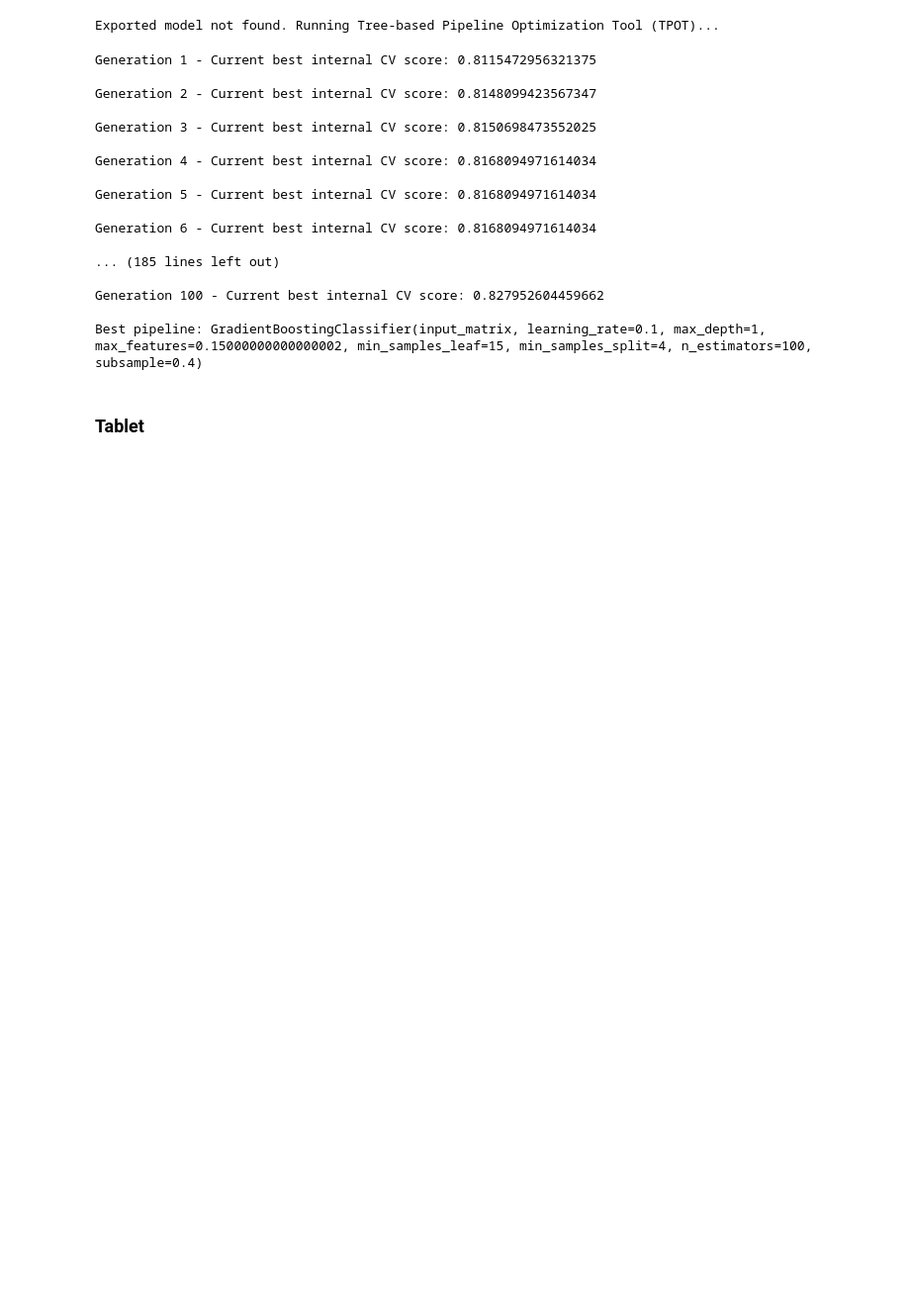
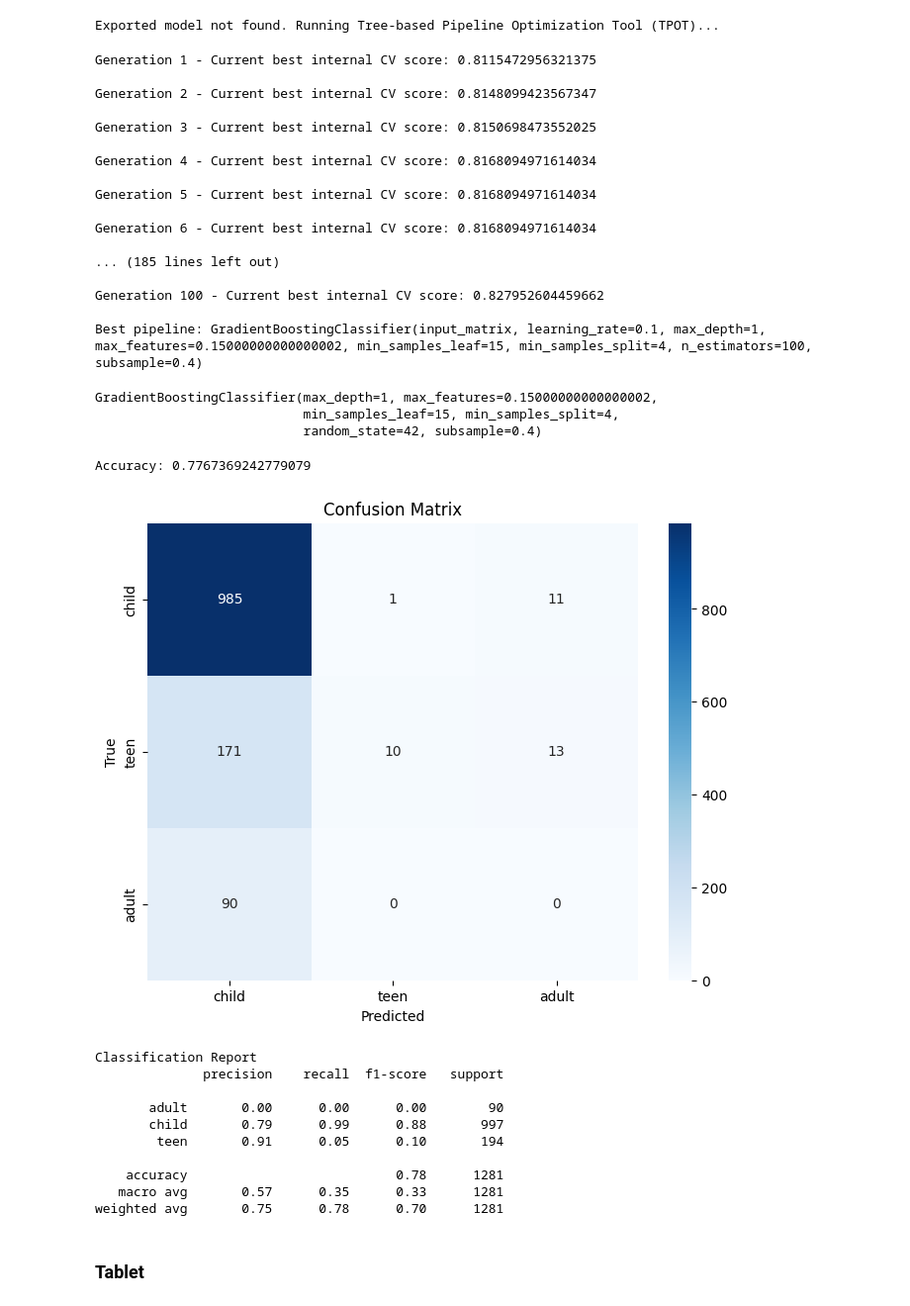
Before and after one commit to tbirms/ChildSafetyProject, a Jupyter notebook: Notebooks/age-group-classification-parallel-fusion.ipynb, the cells around one changed output. Shown at 99% size. Drawn from its saved outputs; the diff is of its cells as text; code cells hidden in the pictures; blank space fills up the shorter version.

```diff
--- a/Notebooks/age-group-classification-parallel-fusion.ipynb
+++ b/Notebooks/age-group-classification-parallel-fusion.ipynb
@@ -3711,6 +3889,57 @@ Generation 6 - Current best internal CV score: 0.8168094971614034
 Generation 100 - Current best internal CV score: 0.827952604459662
 
 Best pipeline: GradientBoostingClassifier(input_matrix, learning_rate=0.1, max_depth=1, max_features=0.15000000000000002, min_samples_leaf=15, min_samples_split=4, n_estimators=100, subsample=0.4)
+# %%
+# define optimal model
+from sklearn.ensemble import GradientBoostingClassifier
+
+
+def get_swipe_right_phone_best_model():
+
+    # Average CV score on the training set was: 0.827952604459662
+    exported_pipeline = GradientBoostingClassifier(
+        learning_rate=0.1,
+        max_depth=1,
+        max_features=0.15000000000000002,
+        min_samples_leaf=15,
+        min_samples_split=4,
+        n_estimators=100,
+        subsample=0.4
+    )
+    # Fix random state in exported estimator
+    if hasattr(exported_pipeline, 'random_state'):
+        setattr(exported_pipeline, 'random_state', 42)
+
+    return exported_pipeline
+# %%
+# fit optimal model
+model = get_swipe_right_phone_best_model()
+model.fit(X_train, y_train)
+# %% [output]
+GradientBoostingClassifier(max_depth=1, max_features=0.15000000000000002,
+                           min_samples_leaf=15, min_samples_split=4,
+                           random_state=42, subsample=0.4)
+# %%
+# generate predictions from test data
+y_pred = model.predict(X_test)
+# %%
+# analyze optimal model
+show_accuracy(y_test, y_pred)
+show_confusion_matrix(y_test, y_pred)
+show_classification_report(y_test, y_pred)
+# %% [output]
+Accuracy: 0.7767369242779079
+[figure, added]
+Classification Report
+              precision    recall  f1-score   support
+
+       adult       0.00      0.00      0.00        90
+       child       0.79      0.99      0.88       997
+        teen       0.91      0.05      0.10       194
+
+    accuracy                           0.78      1281
+   macro avg       0.57      0.35      0.33      1281
+weighted avg       0.75      0.78      0.70      1281
 # %% [markdown]
 ### Tablet
 # %% [markdown]
```
Also changed, not shown: parts of 28 cells of this notebook.
